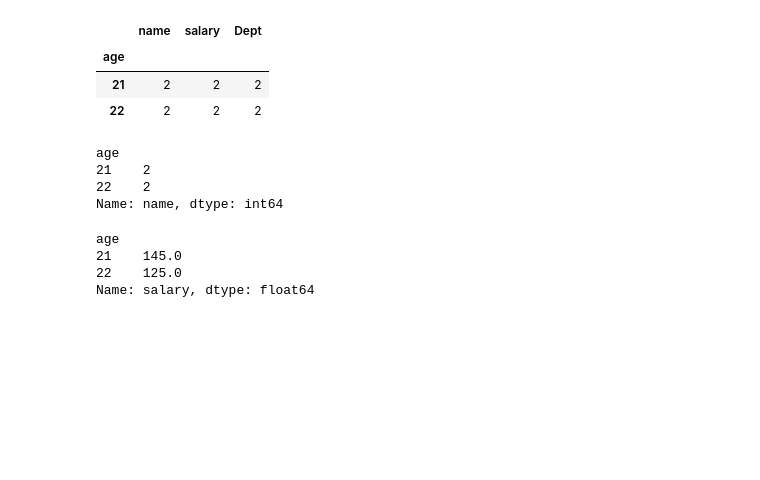
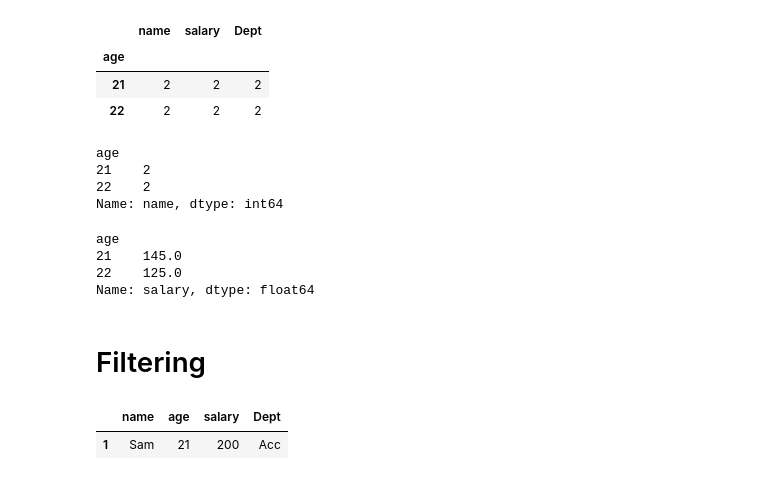
Before and after one commit to abishek-Rajasegar/python_for_ds, a Jupyter notebook: python_basics/PythonNotebook/data-exploration-and-preprocesssing.ipynb, the cells around one changed output. Cells and saved outputs as stored; diff of their text form; code cells hidden in the pictures; blank space fills up the shorter version.

```diff
--- a/python_basics/Python Scripts/data-exploration-and-preprocesssing.ipynb
+++ b/python_basics/PythonNotebook/data-exploration-and-preprocesssing.ipynb
@@ -158,3 +158,16 @@ age
 21    145.0
 22    125.0
 Name: salary, dtype: float64
+# %% [markdown]
+# Filtering
+# %%
+#get the largest salary
+large_salary = max(data_df["salary"])
+
+#filter the data frame
+high_df = data_df[data_df["salary"] == large_salary]
+
+high_df
+# %% [output]
+|  | name | age | salary | Dept |
+| 1 | Sam | 21 | 200 | Acc |
```
Also changed, not shown: parts of 1 cell of this notebook, 7 other files.
